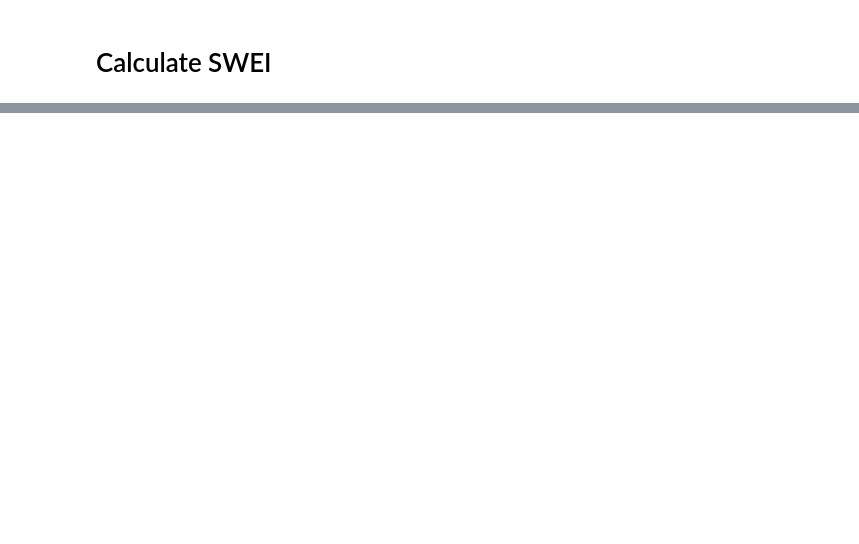
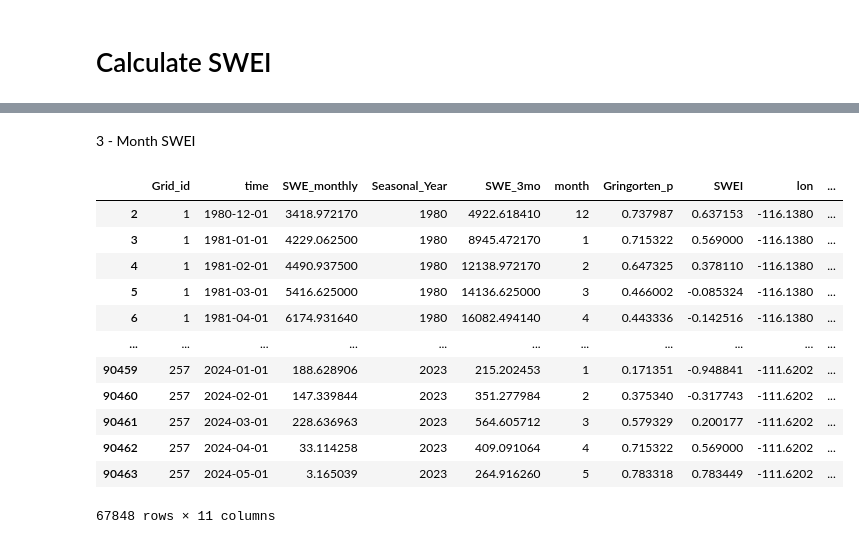
Before and after one commit to Nadiesenali/snowdroughtindex-main, a Jupyter notebook: notebooks/workflows/10_for_paper.ipynb, the cells around one changed output, grey strips where cells are left out. Saved outputs shown, nothing was run; the diff lists cells and outputs as text; code cells hidden in the pictures; blank space fills up the shorter version.

```diff
--- a/notebooks/workflows/10_for_paper.ipynb
+++ b/notebooks/workflows/10_for_paper.ipynb
@@ -172,0 +246,37 @@ plt.show()
+# %%
+# Plot time series for each elevation category comparing Original_SWE and Gap_filled_SWE
+elev_categories = [ '1500_2000m', '2000_2500m']
+
+plt.figure(figsize=(18, 12))
+for i, elev_cat in enumerate(elev_categories, 1):
+    plt.subplot(len(elev_categories), 1, i)
+
+    # Filter data for the current elevation category and sort by time
+    df_cat = combined_canswe.loc[combined_canswe['Elevation_Category'] == elev_cat].sort_values('time')
+
+    # Plot Gap-filled SWE (x and y have matching lengths)
+    plt.plot(
+        df_cat['time'],
+        df_cat['Gap_Filled_CanSWE'],
+        label='Gap-filled SWE',
+        color='tab:blue',
+        alpha=0.7
+    )
+
+    # Plot Original SWE (x and y have matching lengths)
+    plt.plot(
+        df_cat['time'],
+        df_cat['Original_CanSWE'],
+        label='Original SWE',
+        color='tab:orange',
+        alpha=0.7
+    )
+
+    plt.title(f'Time Series Comparison for Elevation Category: {elev_cat}')
+    plt.xlabel('Date')
+    plt.ylabel('SWE (mm)')
+    plt.legend()
+    plt.grid(True, alpha=0.3)
+
+plt.tight_layout()
+plt.show()
@@ -174,0 +821,24 @@ plt.show()
+# %% [markdown]
+3 - Month SWEI
+# %%
+# 3-month SWEI
+swei_3mo = compute_swei(casr_data, window_months=3)
+swei_3mo_output_dir = config['SWEI_output_dir']
+swei_3mo_output_dir.mkdir(parents=True, exist_ok=True)
+swei_3mo.to_csv(swei_3mo_output_dir / 'bow_casr_swei_3mo.csv', index=False)
+
+display(swei_3mo)
+# %% [output]
+|  | Grid_id | time | SWE_monthly | Seasonal_Year | SWE_3mo | month | Gringorten_p | SWEI | lon | ... |
+| 2 | 1 | 1980-12-01 | 3418.972170 | 1980 | 4922.618410 | 12 | 0.737987 | 0.637153 | -116.1380 | ... |
+| 3 | 1 | 1981-01-01 | 4229.062500 | 1980 | 8945.472170 | 1 | 0.715322 | 0.569000 | -116.1380 | ... |
+| 4 | 1 | 1981-02-01 | 4490.937500 | 1980 | 12138.972170 | 2 | 0.647325 | 0.378110 | -116.1380 | ... |
+| 5 | 1 | 1981-03-01 | 5416.625000 | 1980 | 14136.625000 | 3 | 0.466002 | -0.085324 | -116.1380 | ... |
+| 6 | 1 | 1981-04-01 | 6174.931640 | 1980 | 16082.494140 | 4 | 0.443336 | -0.142516 | -116.1380 | ... |
+| ... | ... | ... | ... | ... | ... | ... | ... | ... | ... | ... |
+| 90459 | 257 | 2024-01-01 | 188.628906 | 2023 | 215.202453 | 1 | 0.171351 | -0.948841 | -111.6202 | ... |
+| 90460 | 257 | 2024-02-01 | 147.339844 | 2023 | 351.277984 | 2 | 0.375340 | -0.317743 | -111.6202 | ... |
+| 90461 | 257 | 2024-03-01 | 228.636963 | 2023 | 564.605712 | 3 | 0.579329 | 0.200177 | -111.6202 | ... |
+| 90462 | 257 | 2024-04-01 | 33.114258 | 2023 | 409.091064 | 4 | 0.715322 | 0.569000 | -111.6202 | ... |
+| 90463 | 257 | 2024-05-01 | 3.165039 | 2023 | 264.916260 | 5 | 0.783318 | 0.783449 | -111.6202 | ... |
+67848 rows × 11 columns
```
Also changed, not shown: parts of 29 cells of this notebook, 3 other files.
